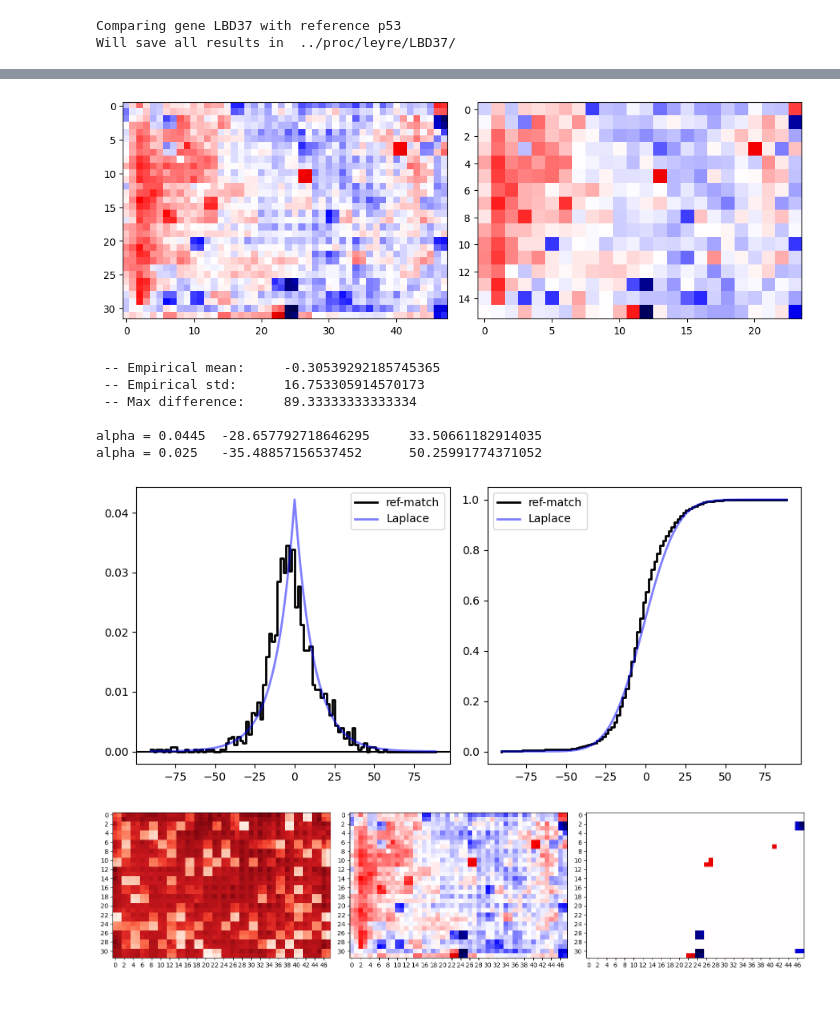
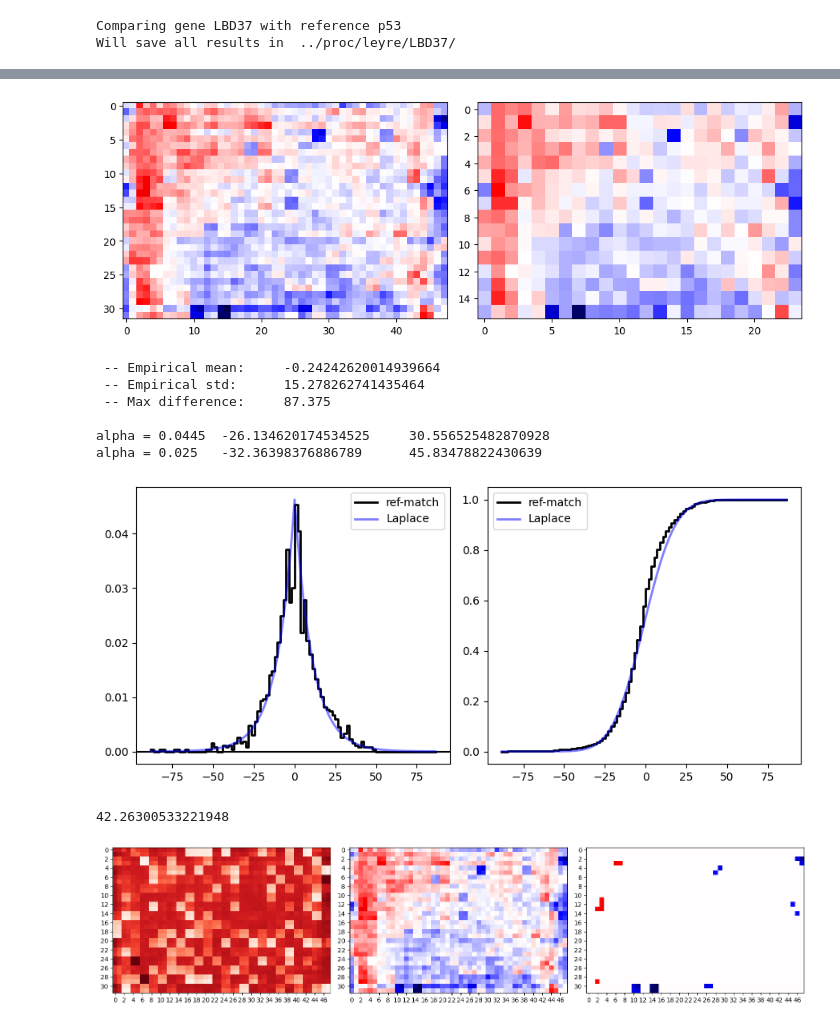
Before and after one commit to ejamezquita/yeast2hybrid, a Jupyter notebook: jupyter/03_compare_color_matrices.ipynb, the cells around one changed output, grey strips where cells are left out. Cells and saved outputs as stored; diff of their text form; code cells hidden in the pictures.

```diff
--- a/jupyter/03_compare_color_matrices.ipynb
+++ b/jupyter/03_compare_color_matrices.ipynb
@@ -34,11 +37,11 @@ print('Will save all results in ',gdst)
 Comparing gene LBD37 with reference p53
 Will save all results in  ../proc/leyre/LBD37/
 # %%
-platenum = 1
+platenum = 5
 
 ref_file = glob(msrc + mgenes[mgidx] + os.sep + '*_{:02d}_colormatrix.csv'.format(platenum) )[0]
 plate_file = glob(lsrc + lgenes[lgidx] + os.sep + '*_{:02d}_colormatrix.csv'.format(platenum) )[0]
-bname = os.path.split(os.path.splitext(plate_file)[0])[1]
+bname = '_'.join((os.path.split(os.path.splitext(plate_file)[0])[1]).split('_')[:-1])
 
 print(ref_file, plate_file, bname, sep='\n')
 # %% [output]
@@ -51,9 +54,11 @@ plate = np.loadtxt(plate_file, delimiter=',')
 nrows, ncols = plate.shape
 nonzeros = plate != 0
 
+reference[~nonzeros] = 0
 matched = exposure.match_histograms(plate, reference, channel_axis=None)
 
 diff = reference - matched
+diff[~nonzeros] = 0
 vlim = np.max( np.abs( [ np.min(diff), np.max(diff) ] ) )
 
 rhist, bins = np.histogram(reference, bins=range(1,257))
@@ -114,7 +119,7 @@ ax[1].imshow(means, cmap='seismic', vmin=-vlim, vmax=vlim)
 
 fig.tight_layout()
 # %% [output]
-[figure, old version]
+[figure, new version]
 # %%
 dhist, dbins = np.histogram(diff[nonzeros], bins=np.linspace(-vlim-1, vlim+1, 101), density=True)
 dcumsum = np.cumsum(dhist)
@@ -145,18 +150,18 @@ print('\nalpha = {}'.format(alpha), b * np.log(2*alpha), 2*sigma, sep='\t')
 alpha = 0.025
 print('alpha = {}'.format(alpha), b * np.log(2*alpha), 3*sigma, sep='\t')
 # %% [output]
- -- Empirical mean:     -0.30539292185745365
- -- Empirical std:      16.753305914570173
- -- Max difference:     89.33333333333334
+ -- Empirical mean:     -0.24242620014939664
+ -- Empirical std:      15.278262741435464
+ -- Max difference:     87.375
 
-alpha = 0.0445  -28.657792718646295     33.50661182914035
-alpha = 0.025   -35.48857156537452      50.25991774371052
+alpha = 0.0445  -26.134620174534525     30.556525482870928
+alpha = 0.025   -32.36398376886789      45.83478822430639
 # %%
 fig, ax = plt.subplots(1,2, figsize=(9,4), sharex=False, sharey=False)
 ax = np.atleast_1d(ax).ravel(); i = 0
 
 ax[i].axhline(0, c='k')
-ax[i].plot(xvals, dhist, c='k', lw=2, ds='steps', label='ref-match', zorder=1)
+ax[i].plot(xvals, dhist, c='k', lw=2, ds='steps-post', label='ref-match', zorder=1)
 #ax[i].plot(xvals, mhist, c='green', lw=2, ds='steps', label='means', alpha=0.5, zorder = 2)
 #ax[i].plot(xvals, normal, c='red', lw=2, label='Normal', alpha=0.5 , zorder = 3)
 ax[i].plot(xvals, laplace, c='blue', lw=2, label='Laplace', alpha=0.5, zorder = 4 )
@@ -172,34 +177,36 @@ for i in range(len(ax)):
 
 fig.tight_layout()
 # %% [output]
-[figure, old version]
+[figure, new version]
 # %%
 # FIND OUTLIERS BY SOME CRITERIA
 
 # 1. Assume differences follow a Laplace distrubution. Outliers will be those outside the 1-alpha interval
 
-#alpha = 0.01
-#threshold = np.abs(b * np.log(2*alpha))
+alpha = 0.01
+threshold = np.abs(b * np.log(2*alpha))
 #tmask = np.abs(diff) > threshold
 
 # 2. Outliers are those 3 stds away from the mean
-threshold = 3*np.std(diff)
+#threshold = 3*np.std(diff)
+print(threshold)
 tmask = np.abs(diff) > threshold
 
 # 3. Outliers will be those outside far away from the IQR, like when making boxplots
 #q1,q3 = np.quantile(diff, [0.2,0.8]); iqr = q1 - q3
 #tmask = (diff < q1 - 1.5*iqr) | (diff > q3 + 1.5*iqr)
 
 fig, ax = plt.subplots(1,3, figsize=(16,5), sharex=False, sharey=False)
 ax = np.atleast_1d(ax).ravel(); i = 0
 
 ax[0].imshow(reference, cmap='Reds_r')
 ax[1].imshow(diff, cmap='seismic', vmin=-vlim, vmax=vlim)
 ax[2].imshow(diff*tmask, cmap='seismic', vmin=-vlim, vmax=vlim)
 
 for i in range(len(ax)):
     ax[i].set_xticks(range(0,ncols,2), range(0,ncols,2))
     ax[i].set_yticks(range(0,nrows,2), range(0,nrows,2));
 fig.tight_layout()
 # %% [output]
+42.26300533221948
-[figure, old version]
+[figure, new version]
```
Also changed, not shown: parts of 16 cells of this notebook, 17 other files.
